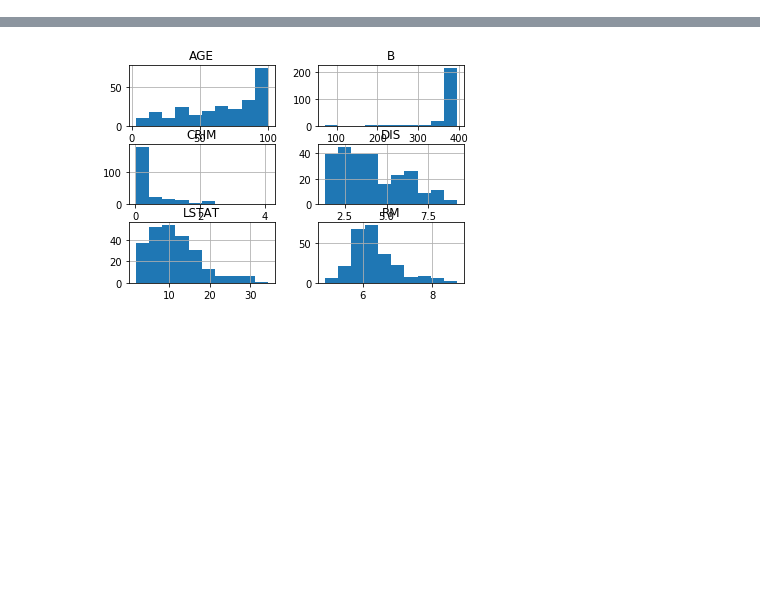
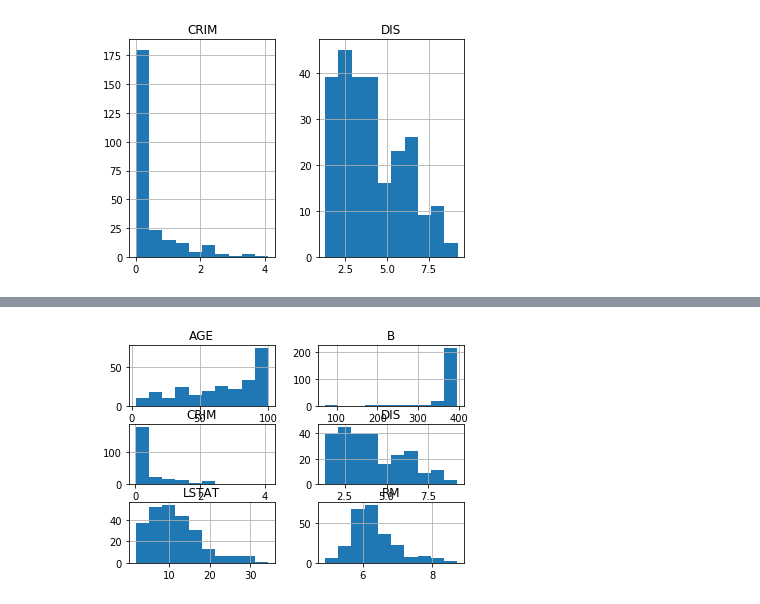
Before and after one commit to aldente0630/gauss-rank-scaler, a Jupyter notebook: tutorial.ipynb, the cells around one changed output, grey strips where cells are left out. Saved outputs shown, nothing was run; the diff lists cells and outputs as text; code cells hidden in the pictures; blank space fills up the shorter version.

```diff
--- a/tutorial.ipynb
+++ b/tutorial.ipynb
@@ -17,0 +23,4 @@ X_train.
+# %%
+_ = X_train[['CRIM', 'DIS']].hist()
+# %% [output]
+[figure, added]
```
Also changed, not shown: parts of 6 cells of this notebook, 1 other file.
